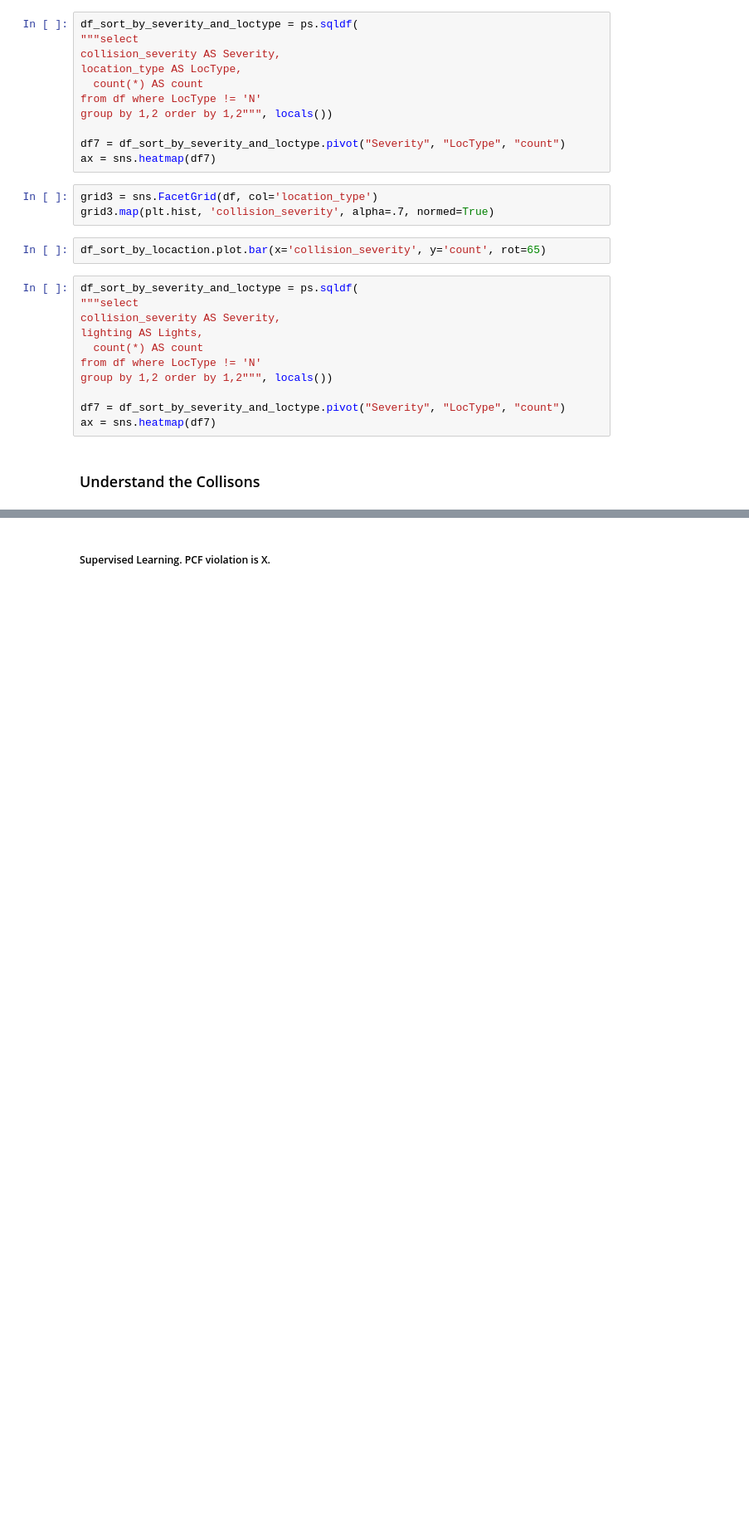
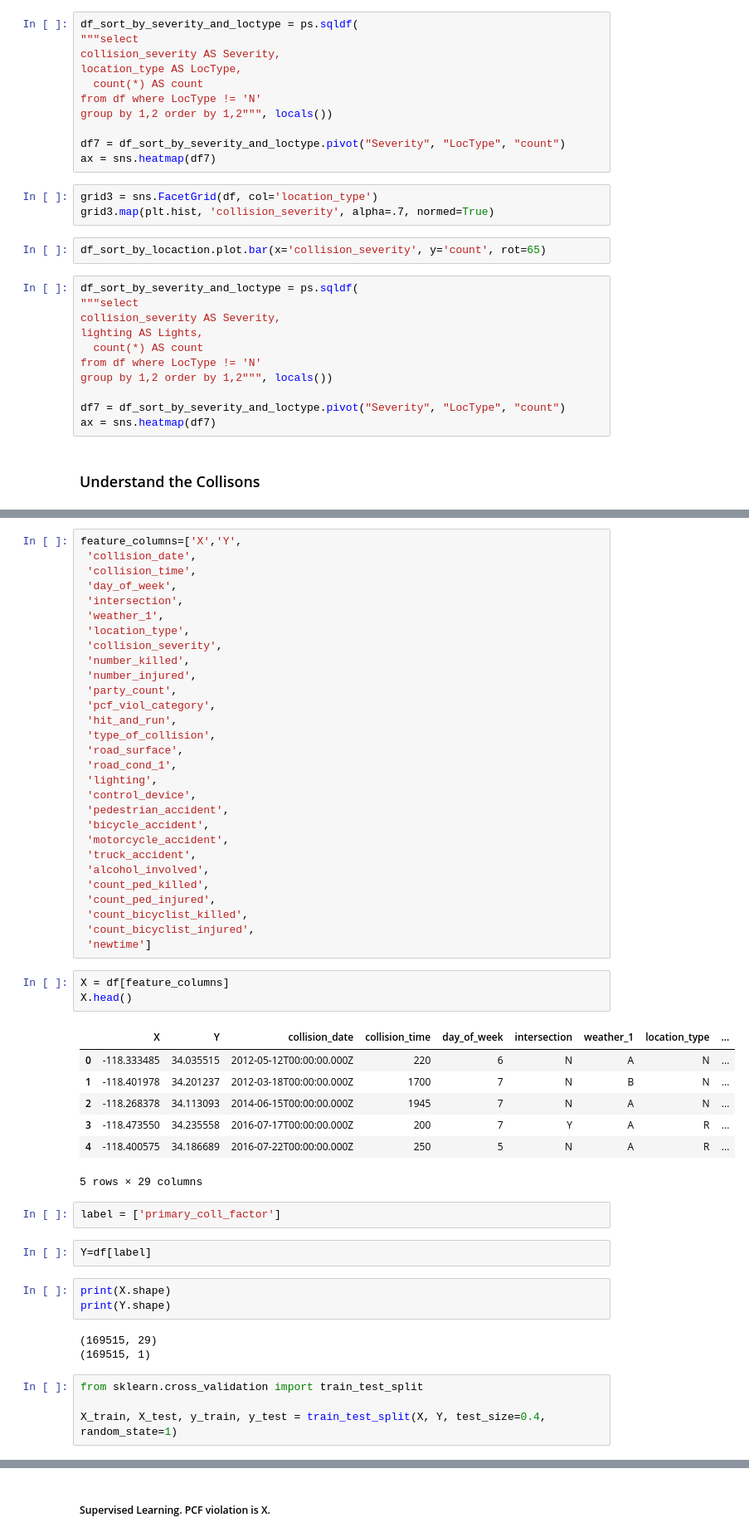
Before and after one commit to Peter-32/LA-Collision-Forecasting, a Jupyter notebook: la_collisions.ipynb, the cells around one changed output, grey strips where cells are left out. Shown at 83% size. Saved outputs shown, nothing was run; the diff lists cells and outputs as text; blank space fills up the shorter version.

```diff
--- a/la_collisions.ipynb
+++ b/la_collisions.ipynb
@@ -622,0 +667,54 @@ ax = sns.heatmap(df7)
+# %%
+feature_columns=['X','Y',
+ 'collision_date',
+ 'collision_time',
+ 'day_of_week',
+ 'intersection',
+ 'weather_1',
+ 'location_type',
+ 'collision_severity',
+ 'number_killed',
+ 'number_injured',
+ 'party_count',
+ 'pcf_viol_category',
+ 'hit_and_run',
+ 'type_of_collision',
+ 'road_surface',
+ 'road_cond_1',
+ 'lighting',
+ 'control_device',
+ 'pedestrian_accident',
+ 'bicycle_accident',
+ 'motorcycle_accident',
+ 'truck_accident',
+ 'alcohol_involved',
+ 'count_ped_killed',
+ 'count_ped_injured',
+ 'count_bicyclist_killed',
+ 'count_bicyclist_injured',
+ 'newtime']
+# %%
+X = df[feature_columns]
+X.head()
+# %% [output]
+|  | X | Y | collision_date | collision_time | day_of_week | intersection | weather_1 | location_type | ... |
+| 0 | -118.333485 | 34.035515 | 2012-05-12T00:00:00.000Z | 220 | 6 | N | A | N | ... |
+| 1 | -118.401978 | 34.201237 | 2012-03-18T00:00:00.000Z | 1700 | 7 | N | B | N | ... |
+| 2 | -118.268378 | 34.113093 | 2014-06-15T00:00:00.000Z | 1945 | 7 | N | A | N | ... |
+| 3 | -118.473550 | 34.235558 | 2016-07-17T00:00:00.000Z | 200 | 7 | Y | A | R | ... |
+| 4 | -118.400575 | 34.186689 | 2016-07-22T00:00:00.000Z | 250 | 5 | N | A | R | ... |
+5 rows × 29 columns
+# %%
+label = ['primary_coll_factor']
+# %%
+Y=df[label]
+# %%
+print(X.shape)
+print(Y.shape)
+# %% [output]
+(169515, 29)
+(169515, 1)
+# %%
+from sklearn.cross_validation import train_test_split
+
+X_train, X_test, y_train, y_test = train_test_split(X, Y, test_size=0.4, random_state=1)
```
Also changed, not shown: parts of 7 cells of this notebook, 1 other file.
